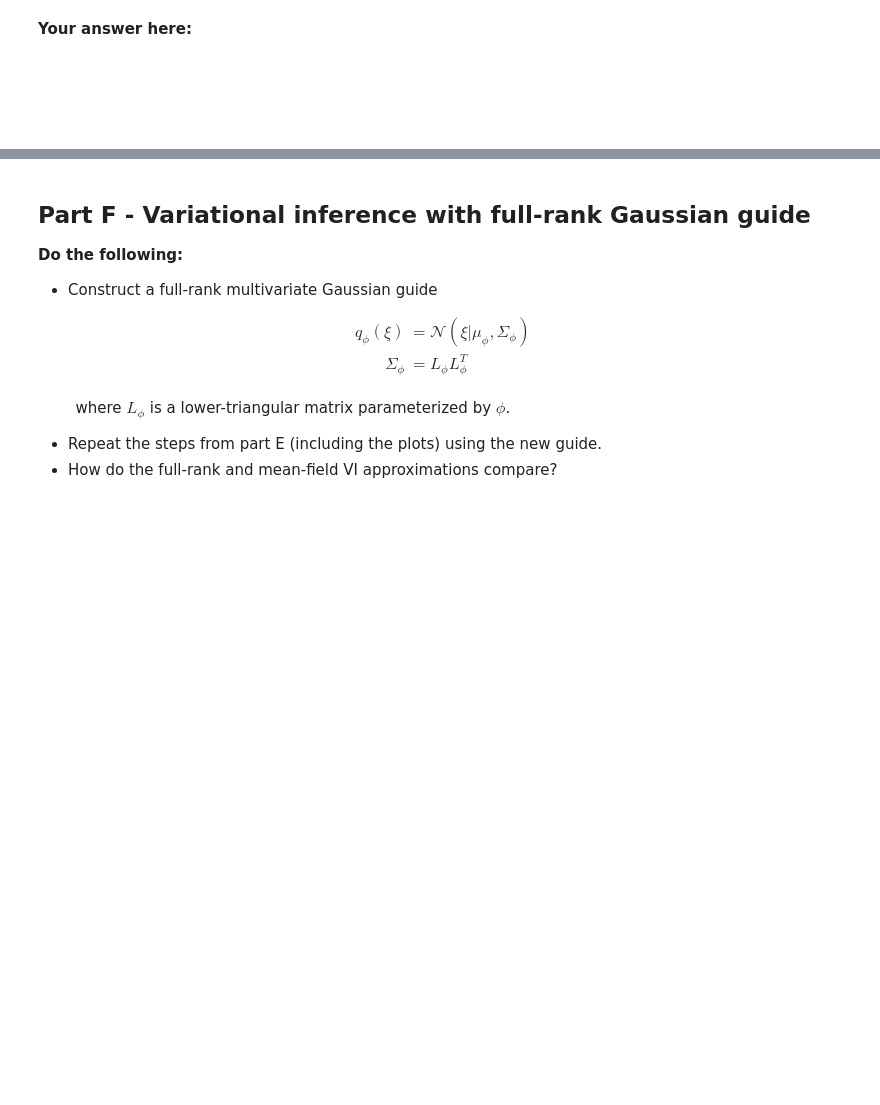
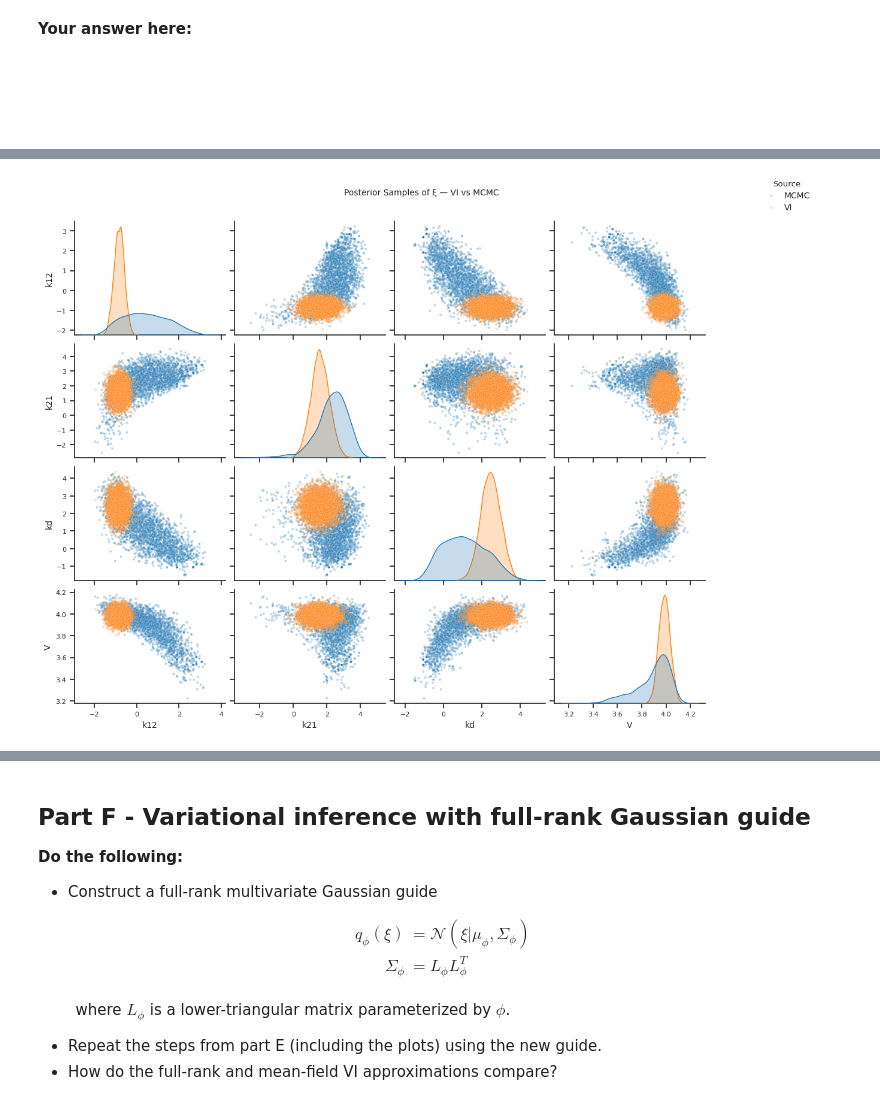
Before and after one commit to Shaunak-Mukherjee/ME697-advanced-scientific-machine-learning, a Jupyter notebook: ME697_06_homework_Shaunak.ipynb, the cells around one changed output, grey strips where cells are left out. Cells and saved outputs as stored; diff of their text form; code cells hidden in the pictures; blank space fills up the shorter version.

```diff
--- a/ME697_06_homework_Shaunak.ipynb
+++ b/ME697_06_homework_Shaunak.ipynb
@@ -1212,0 +1356,53 @@ Do they match?
+# %%
+# Use phi_opt directly
+trained_guide = phi_opt
+
+# Draw VI samples
+key = jr.PRNGKey(123)
+xi_vi_samples = trained_guide.sample(key, num_samples=5000)  # → (5000, 4)
+
+# Flatten MCMC samples
+samples_mcmc = states.position.transpose(1, 0, 2).reshape(-1, 4)
+
+# Build DataFrame
+param_names = ["k12", "k21", "kd", "V"]
+
+df_vi = pd.DataFrame(xi_vi_samples, columns=param_names)
+df_vi["source"] = "VI"
+
+df_mcmc = pd.DataFrame(samples_mcmc, columns=param_names)
+df_mcmc["source"] = "MCMC"
+
+df_all = pd.concat([df_mcmc, df_vi], ignore_index=True)
+
+# Plot
+sns.set_context("notebook", font_scale=0.8)
+df_sorted = df_all.sort_values(by="source", key=lambda x: x.map({"MCMC": 0, "VI": 1}))
+g = sns.pairplot(
+    df_sorted,
+    hue="source",
+    palette={"MCMC": "tab:blue", "VI": "tab:orange"},
+    plot_kws={"alpha": 0.3, "s": 8},
+    diag_kws={"fill": True, "common_norm": False},
+    corner=False,
+    height=1.5
+)
+
+for ax in g.axes.flatten():
+    if ax is not None:
+        ax.tick_params(labelsize=8)
+        ax.xaxis.label.set_size(10)
+        ax.yaxis.label.set_size(10)
+        ax.title.set_size(7)
+
+g._legend.set_title("Source")
+for text in g._legend.texts:
+    text.set_fontsize(10)
+g._legend.set_bbox_to_anchor((1, 1))
+
+g.fig.set_size_inches(13, 9)
+g.fig.suptitle("Posterior Samples of ξ Scatterplot VI vs MCMC", y=1.02, fontsize=10)
+g.tight_layout()
+plt.show()
+# %% [output]
+[figure, added]
```
Also changed, not shown: parts of 10 cells of this notebook.
